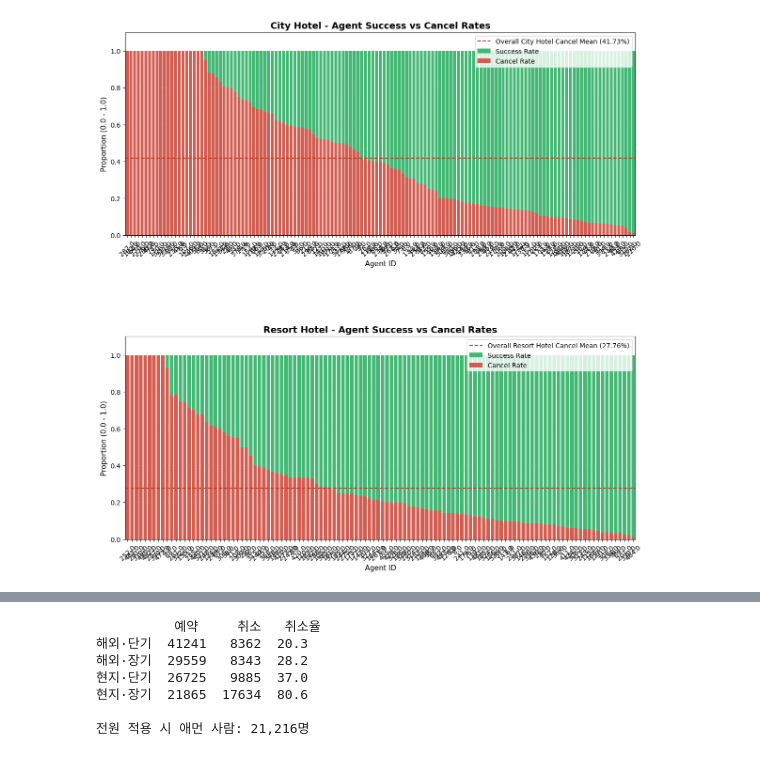
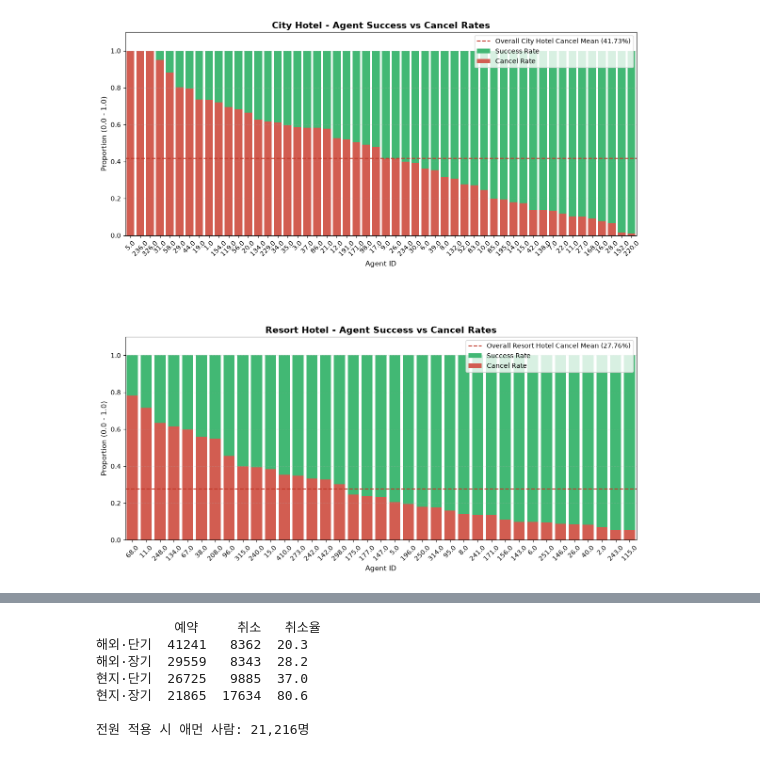
Before and after one commit to doosung-bang/AI_Sprint, a Jupyter notebook: 스프린트미션/미션2_4팀_방두성.ipynb, the cells around one changed output, grey strips where cells are left out. Drawn from its saved outputs; the diff is of its cells as text; code cells hidden in the pictures.

```diff
--- a/스프린트미션/미션2_4팀_방두성.ipynb
+++ b/스프린트미션/미션2_4팀_방두성.ipynb
@@ -86,42 +68,0 @@ dtype: int64
-# %%
-# 1. 호텔별 총 취소 비율 계산
-hotel_overall_cancel = hotel.groupby("hotel")["is_canceled"].mean()
-
-# 2. 에이전트별 취소율(mean), 취소건수(sum), 예약건수(count) 계산
-agent_stats = hotel.groupby(["hotel", "agent"], dropna=False)["is_canceled"].agg(["mean", "sum", "count"]).reset_index()
-
-# 3. [조건 추가] 최소 100건 이상 예약 + 취소 건수(sum)가 0건보다 많은 에이전트만 추출
-min_bookings = 150
-filtered_agents = agent_stats[(agent_stats["count"] >= min_bookings) & (agent_stats["sum"] > 1)]
-
-# 4. 시각화 세팅 (City Hotel과 Resort Hotel을 나누어 서브플롯 생성)
-fig, axes = plt.subplots(2, 1, figsize=(15, 10), sharex=False)
-plt.subplots_adjust(hspace=0.4)
-
-hotelf_types = ["City Hotel", "Resort Hotel"]
-
-for i, hotel_type in enumerate(hotelf_types):
-    # 해당 호텔 데이터만 필터링 후 취소율 높은 순 정렬
-    df_sub = filtered_agents[filtered_agents["hotel"] == hotel_type].sort_values(by="mean", ascending=False)
-
-    # 'agent' 컬럼을 시각화를 위해 문자열로 변환
-    df_sub["agent"] = df_sub["agent"].astype(str)
-
-    # 바 차트 그리기
-    sns.barplot(ax=axes[i], x="agent", y="mean", data=df_sub, palette="viridis")
-
-    # 해당 호텔의 '전체 평균 취소율' 선 그리기 (기준선)
-    overall_mean = hotel_overall_cancel[hotel_type]
-    axes[i].axhline(overall_mean, color="red", linestyle="--", linewidth=1.5,
-                    label=f"Overall {hotel_type} Mean ({overall_mean:.2%})")
-
-    # 그래프 디테일 설정
-    axes[i].set_title(f"{hotel_type} - Agent Cancel Rates (Min Bookings: {min_bookings}, Excl. 0% Cancel)", fontsize=14, fontweight='bold')
-    axes[i].set_xlabel("Agent ID", fontsize=11)
-    axes[i].set_ylabel("Cancel Rate", fontsize=11)
-    axes[i].set_ylim(0, 1.0)
-    axes[i].tick_params(axis='x', rotation=45)
-    axes[i].legend(loc="upper right")
-    axes[i].grid(axis='y', linestyle=':', alpha=0.6)
-
-plt.show()
@@ -139,6 +323,7 @@ import pandas as pd
 import matplotlib.pyplot as plt
 import seaborn as sns
 
+hotel = pd.read_csv("data/hotel_data_modified.csv")
 # 1. 호텔별 총 취소 비율 계산
 hotel_overall_cancel = hotel.groupby("hotel")["is_canceled"].mean()
 
@@ -146,7 +331,7 @@ hotel_overall_cancel = hotel.groupby("hotel")["is_canceled"].mean()
 agent_stats = hotel.groupby(["hotel", "agent"], dropna=False)["is_canceled"].agg(["mean", "sum", "count"]).reset_index()
 
 # 3. 최소 100건 이상 예약 + 취소 건수가 1건 이상인 에이전트 필터링
-min_bookings = 1
+min_bookings = 100
 filtered_agents = agent_stats[(agent_stats["count"] >= min_bookings) & (agent_stats["sum"] > 0)].copy()
 
 # 4. [새로운 컬럼 추가] 예약 성공률 계산 (1 - 취소율)
@@ -162,31 +347,31 @@ for i, hotel_type in enumerate(hotel_types):
     # 해당 호텔 데이터 필터링 후 취소율 높은 순으로 정렬
     df_sub = filtered_agents[filtered_agents["hotel"] == hotel_type].sort_values(by="mean", ascending=False)
     df_sub["agent"] = df_sub["agent"].astype(str)
 
     # 5-1. 먼저 전체 높이(1.0)까지 '예약 성공률'을 밑바탕에 그립니다 (녹색 계열)
     sns.barplot(ax=axes[i], x="agent", y=[1.0] * len(df_sub), data=df_sub, color="#2ecc71", label="Success Rate")
 
     # 5-2. 그 위에 '취소 비율'을 덮어씌워 누적 차트를 만듭니다 (붉은색/오렌지색 계열)
     sns.barplot(ax=axes[i], x="agent", y="mean", data=df_sub, color="#e74c3c", label="Cancel Rate")
 
     # 5-3. 호텔별 '총 취소 비율' 기준선 (붉은 점선)
     overall_cancel_mean = hotel_overall_cancel[hotel_type]
     axes[i].axhline(overall_cancel_mean, color="#c0392b", linestyle="--", linewidth=1.5,
                     label=f"Overall {hotel_type} Cancel Mean ({overall_cancel_mean:.2%})")
 
     # 그래프 디테일 설정
     axes[i].set_title(f"{hotel_type} - Agent Success vs Cancel Rates", fontsize=14, fontweight='bold')
     axes[i].set_xlabel("Agent ID", fontsize=11)
     axes[i].set_ylabel("Proportion (0.0 - 1.0)", fontsize=11)
     axes[i].set_ylim(0, 1.1)  # 범례 공간 확보를 위해 y축 최대값을 조금 늘림
     axes[i].tick_params(axis='x', rotation=45)
 
     # 중복 범례 제거 후 깔끔하게 정렬
     handles, labels = axes[i].get_legend_handles_labels()
     by_label = dict(zip(labels, handles))
     axes[i].legend(by_label.values(), by_label.keys(), loc="upper right")
     axes[i].grid(axis='y', linestyle=':', alpha=0.5)
 
 plt.show()
 # %% [output]
-[figure, old version]
+[figure, new version]
```
Also changed, not shown: parts of 41 cells of this notebook, 14 other files.
